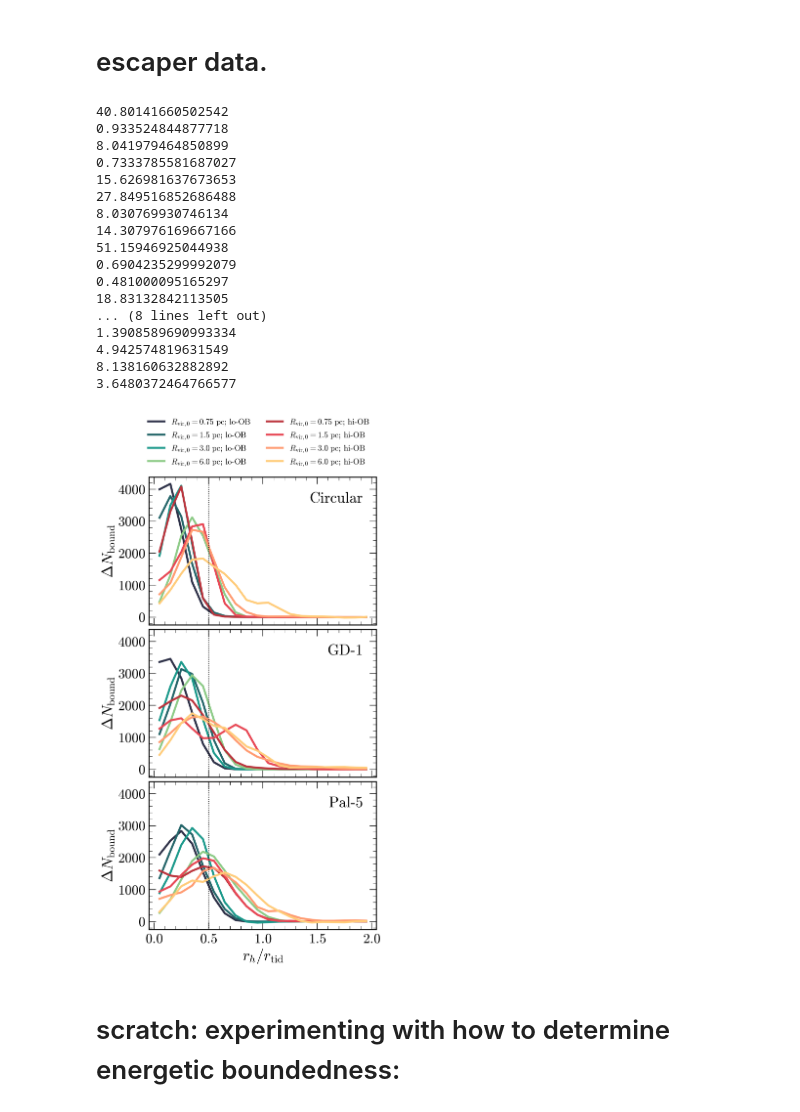
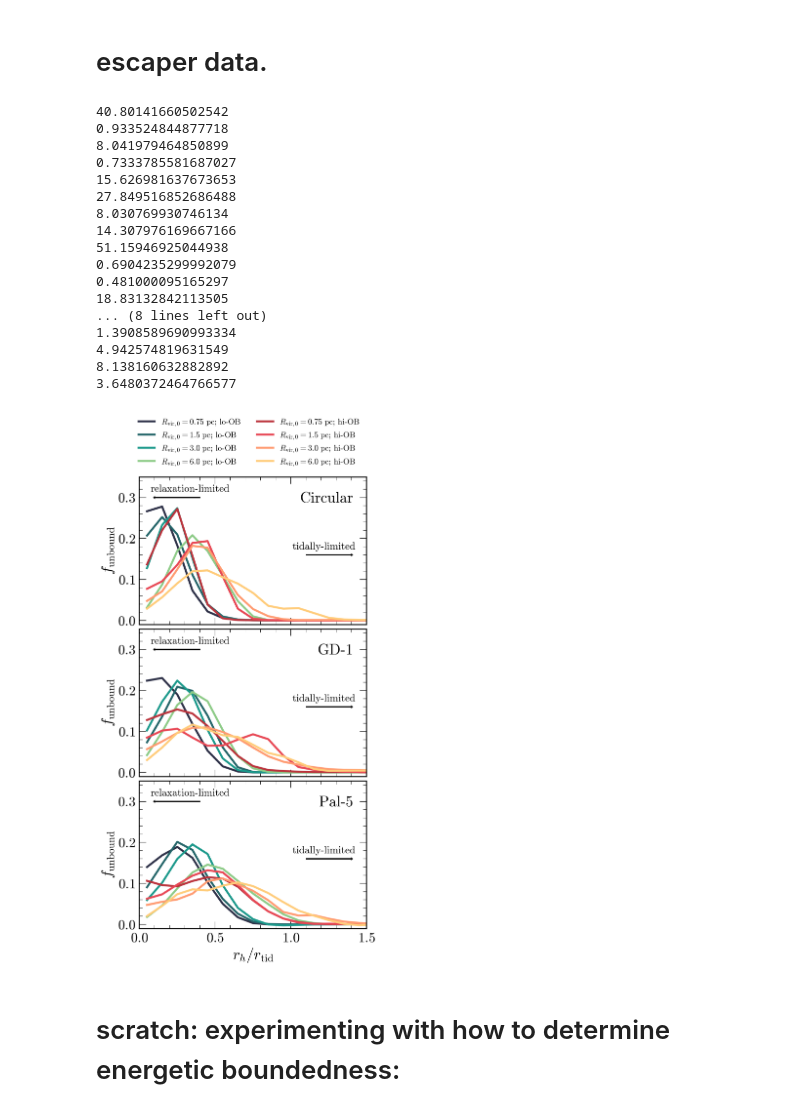
Before and after one commit to anya-m-phillips/p26, a Jupyter notebook: analysis/2_cluster_structural_evolution.ipynb, the cells around one changed output. Saved outputs shown, nothing was run; the diff lists cells and outputs as text; code cells hidden in the pictures.

Commit message:
edits to the tidal/relaxation-limited disruption figure for clarity

```diff
--- a/analysis/2_cluster_structural_evolution.ipynb
+++ b/analysis/2_cluster_structural_evolution.ipynb
@@ -100,7 +100,7 @@ quantity_labels = [r"$M_{\rm{bound}}\ [M_{\odot}]$",
 
 
 # xlims = [[-200,12600],[-200,10200],[-200,5200]]
-xlims = [[-200,10000],[-200,8000],[-200,4000]]
+xlims = np.array([[-200,9999],[-200,8000],[-200,4000]]) * u.Myr.to(u.Gyr)
 
 axspace=0.05
 fig, axs_grid = plt.subplots(7,5, figsize=[34,30],
@@ -156,6 +156,7 @@ for j,subgrid in enumerate(subgrids):
     plot_quantity = quantities_to_plot[j]
     for ax in subgrid.flatten():
         ax.set_ylim(*ylims[j])
+        ax.tick_params(labelsize=23)
 
     if plot_quantity == "dispersion_rtid":
         for ax in subgrid.flatten():
@@ -164,12 +165,11 @@ for j,subgrid in enumerate(subgrids):
         # subgrid[1,0].set_ylabel(quantity_labels[j], fontsize=30)
         panel.set_ylabel(quantity_labels[j], fontsize=30)
     for panel in subgrid[-1]:
-        panel.set_xlabel(r"$t\ \rm [Myr]$", fontsize=30)
+        panel.set_xlabel(r"$t\ \rm [Gyr]$", fontsize=30)
     subgrid[0,0].set_title("lo-OB", fontsize=30)
     subgrid[0,1].set_title("hi-OB", fontsize=30)
     # for each orbitshape
     for jj, axs in enumerate(subgrid):
-        # if j in [0,2]:
 
         if j in [0,2]:
             axs[0].text(0.06,0.9,orbit_shapes[jj],ha='left', va='top',transform=axs[0].transAxes, fontsize=28)
@@ -193,7 +193,7 @@ for j,subgrid in enumerate(subgrids):
                 #     continue
                 tdis = int(tdis_frac * dissolution_times[n]) #- time_offset
                 npz_file = np.load(npz_path+"%i_structure.npz"%n)
-                i_list = npz_file['i_list']
+                i_list = npz_file['i_list'] * u.Myr.to(u.Gyr)
                 # print(n, len(i_list))
                 if n==10:
                     i_list*=10
@@ -235,13 +235,7 @@ for j,subgrid in enumerate(subgrids):
                     ax.plot(i_list[crit], y_smooth, c=simcolors[n], label=evol_labels[jjjj])
                     ax.axhline(0.5, color='k', linestyle="--", linewidth=1)
 
-
-
-
-
 axs_grid[0,0].legend(loc='upper right', fontsize=26)
 axs_grid[0,1].legend(loc='upper right', fontsize=26)
-
-
 plt.savefig("plots/structural_evolution_combined.pdf",dpi=300, bbox_inches='tight')
 # %% [output]
@@ -324,13 +318,20 @@ for k, orbit_shape in enumerate(n_grid):
             # sel_y = y_smooth>-9999 #(y_smooth>=0) & (y_smooth<7500)
 
             # plot
-            ax.plot(bin_centers,y_smooth, color=simcolors[n], label=evol_labels[kk]+label_addon)
+            ax.plot(bin_centers,y_smooth/tidal.n[0], color=simcolors[n], label=evol_labels[kk]+label_addon)
 
 
 for ax in axs:
-    ax.set_ylabel(r"$\Delta N_{\rm bound}$")
-    # ax.set_xlim(0, 2)
-    ax.axvline(0.5, c='k', linewidth=1, linestyle=":")
+    # ax.set_ylabel(r"$\Delta N_{\rm bound}$")
+    ax.set_ylabel(r"$f_{\rm unbound}$")
+    ax.set_xlim(0, 1.5)
+    ax.set_ylim(-.01, 0.35)
+
+    ax.text(0.05, 0.9, "relaxation-limited", transform=ax.transAxes, ha='left', fontsize=15)
+    ax.text(0.95, 0.51, "tidally-limited", transform=ax.transAxes, ha='right', fontsize=15)
+    ax.arrow(x=0.4, y=0.3, dx=-.3, dy=0, width=0.0015, color='k')
+    ax.arrow(x=1.1, dx=0.3, y=0.16, dy=0, width=0.0015, color='k')
+
 
 axs[-1].set_xlabel(r'$r_h/r_{\rm tid}$')
 axs[0].legend(fontsize=12, bbox_to_anchor=[1,1.45], framealpha=0.5, ncol=2)
@@ -338,34 +339,34 @@ axs[0].legend(fontsize=12, bbox_to_anchor=[1,1.45], framealpha=0.5, ncol=2)
 
 
 axs[0].text(0.94,0.9, "Circular", ha='right', va='top', transform=axs[0].transAxes)
 axs[1].text(0.94,0.9, "GD-1", ha="right", va="top", transform=axs[1].transAxes)
 axs[2].text(0.94,0.9, "Pal-5", ha='right', va='top', transform=axs[2].transAxes)
 
 
 # axs[0].set_ylim(-100, 2800)
 # axs[1].set_ylim(-100, 5000)
 # axs[2].set_ylim(-100, 1100)
 
 plt.savefig("plots/stars_lost_tidal_filling_factor.pdf", dpi=300, bbox_inches="tight")
 # %% [output]
 40.80141660502542
 0.933524844877718
 8.041979464850899
 0.7333785581687027
 15.626981637673653
 27.849516852686488
 8.030769930746134
 14.307976169667166
 51.15946925044938
 0.6904235299992079
 0.481000095165297
 18.83132842113505
 ... (8 lines left out)
 1.3908589690993334
 4.942574819631549
 8.138160632882892
 3.6480372464766577
-[figure, old version]
+[figure, new version]
 # %% [markdown]
 # scratch: experimenting with how to determine energetic boundedness:
 # %% [markdown]
```
Also changed, not shown: parts of 1 cell of this notebook, 4 other files.
